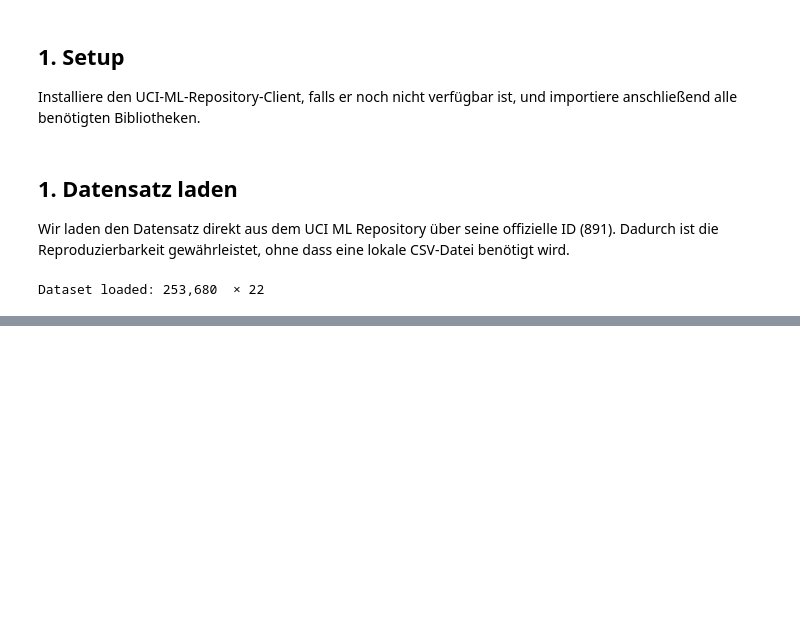
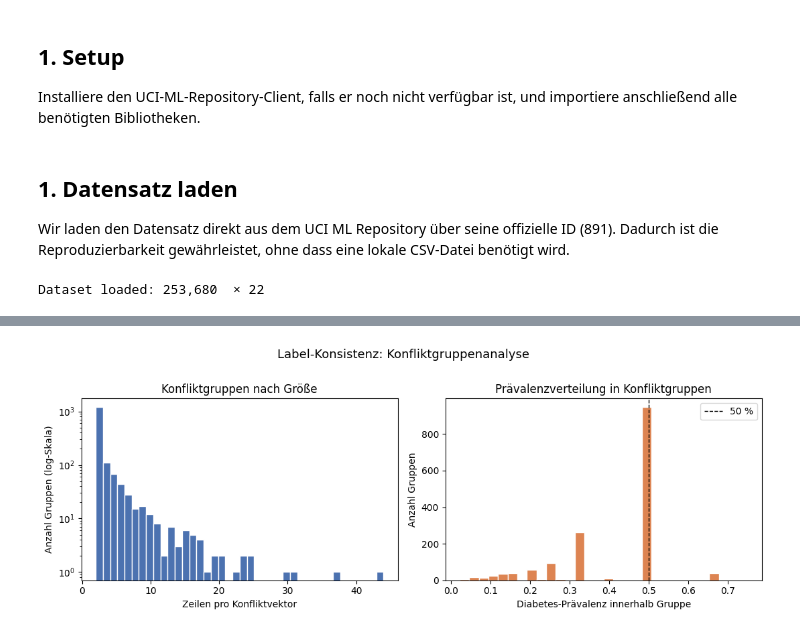
Before and after one commit to Hasher26/Diabetes-Prediction-Hasher, a Jupyter notebook: notebooks/02_data_understanding.ipynb, the cells around one changed output, grey strips where cells are left out. Saved outputs shown, nothing was run; the diff lists cells and outputs as text; code cells hidden in the pictures; blank space fills up the shorter version.

```diff
--- a/notebooks/02_data_understanding.ipynb
+++ b/notebooks/02_data_understanding.ipynb
@@ -43,0 +262,23 @@ Dataset loaded: 253,680  × 22
+# %%
+# Distribution of conflict group sizes (how many rows share the same conflicting vector)
+fig, axes = plt.subplots(1, 2, figsize=(11, 4))
+
+# Left: histogram of conflict-group sizes
+axes[0].hist(conflict_groups["count"], bins=40, color="#4C72B0", edgecolor="white", log=True)
+axes[0].set_xlabel("Zeilen pro Konfliktvektor")
+axes[0].set_ylabel("Anzahl Gruppen (log-Skala)")
+axes[0].set_title("Konfliktgruppen nach Größe")
+
+# Right: distribution of Diabetes prevalence within conflict groups
+axes[1].hist(conflict_groups["mean"], bins=30, color="#DD8452", edgecolor="white")
+axes[1].axvline(0.5, color="black", linestyle="--", linewidth=1, label="50 %")
+axes[1].set_xlabel("Diabetes-Prävalenz innerhalb Gruppe")
+axes[1].set_ylabel("Anzahl Gruppen")
+axes[1].set_title("Prävalenzverteilung in Konfliktgruppen")
+axes[1].legend()
+
+plt.suptitle("Label-Konsistenz: Konfliktgruppenanalyse", fontsize=13, y=1.01)
+plt.tight_layout()
+plt.show()
+# %% [output]
+[figure, added]
```
Also changed, not shown: parts of 14 cells of this notebook.
